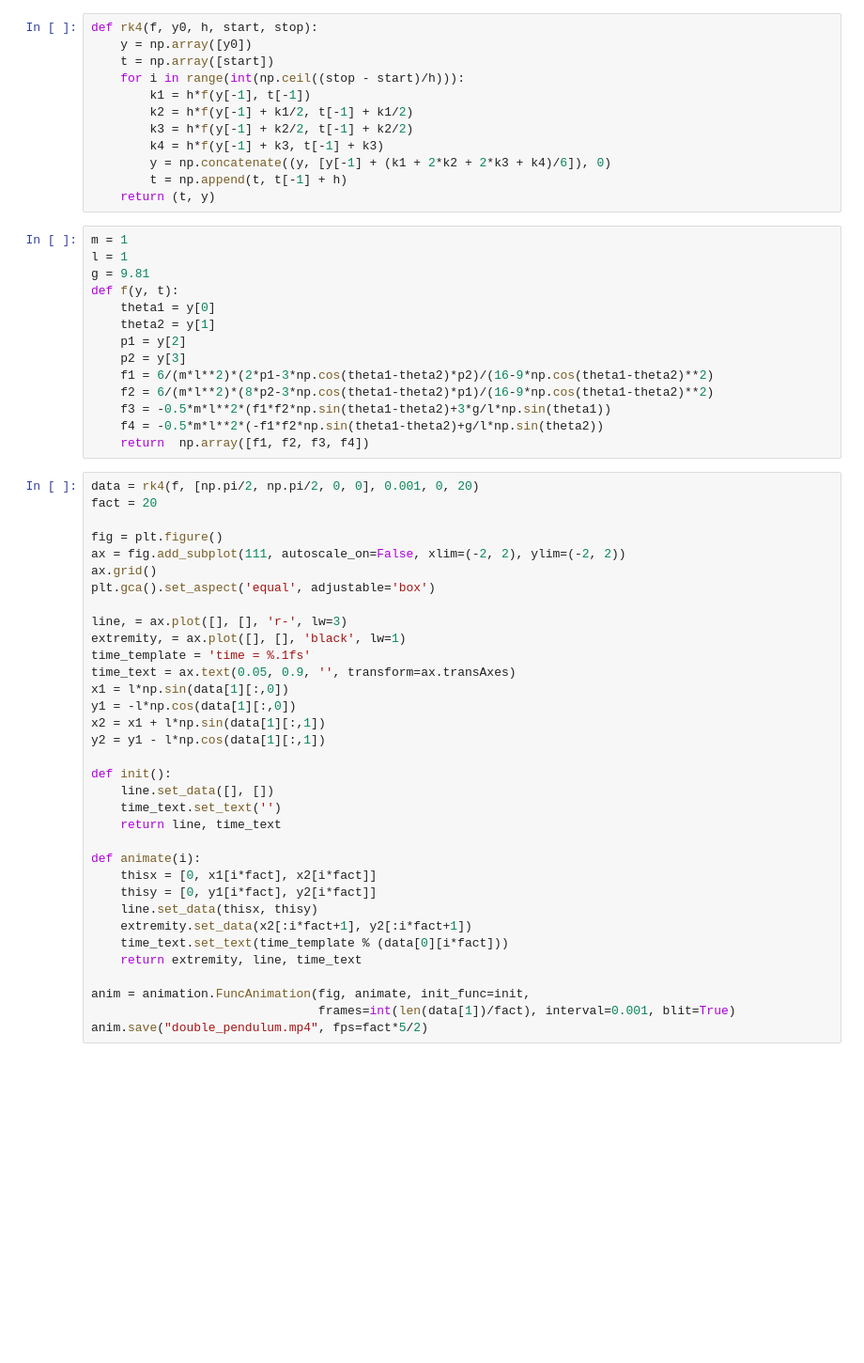
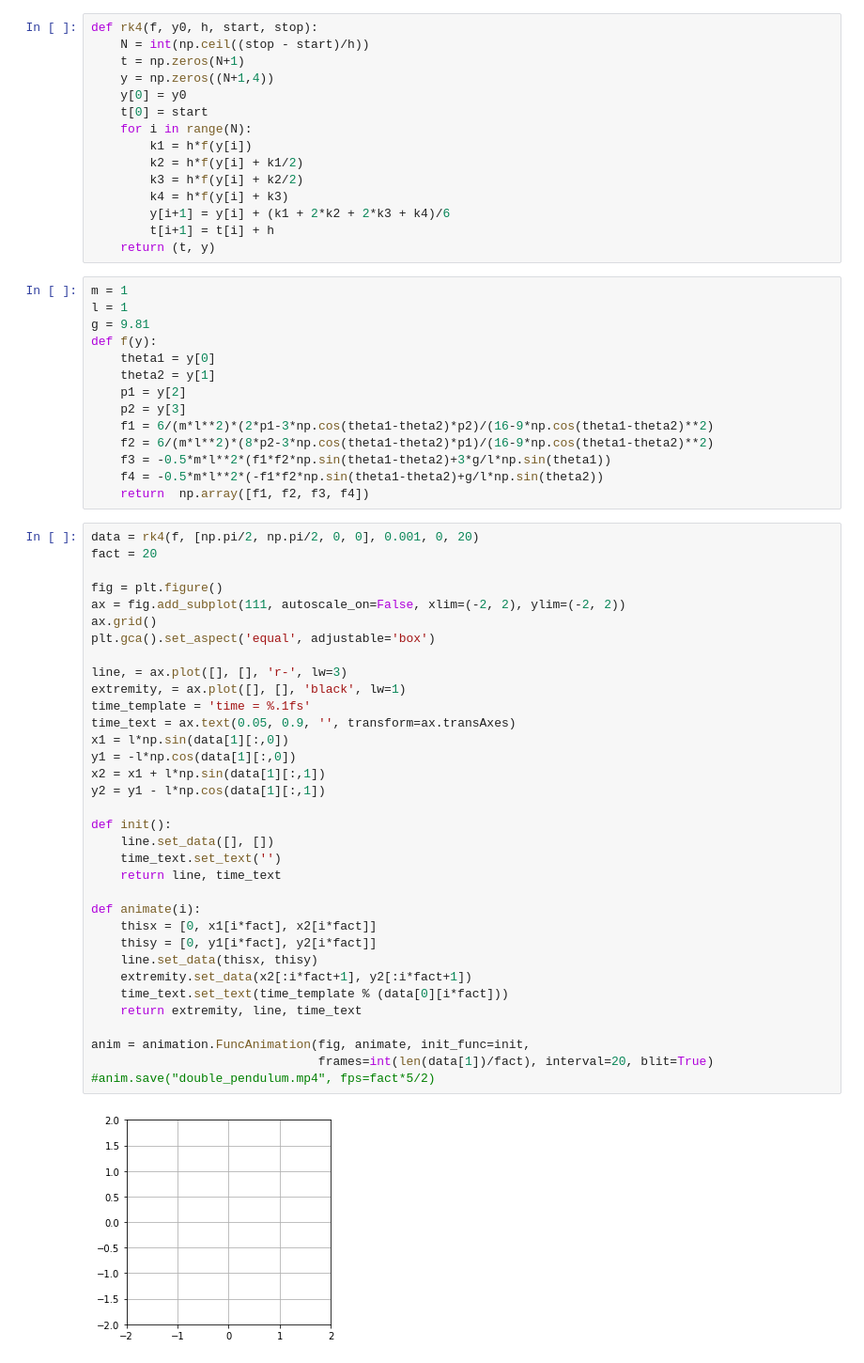
Before and after one commit to jjunne/MATHF314, a Jupyter notebook: doublePendulum.ipynb, the cells around one changed output. Shown at 94% size. Saved outputs shown, nothing was run; the diff lists cells and outputs as text; blank space fills up the shorter version.

```diff
--- a/doublePendulum.ipynb
+++ b/doublePendulum.ipynb
@@ -5,21 +6,24 @@ from matplotlib import animation
 %matplotlib inline
 # %%
 def rk4(f, y0, h, start, stop):
-    y = np.array([y0])
-    t = np.array([start])
-    for i in range(int(np.ceil((stop - start)/h))):
-        k1 = h*f(y[-1], t[-1])
-        k2 = h*f(y[-1] + k1/2, t[-1] + k1/2)
-        k3 = h*f(y[-1] + k2/2, t[-1] + k2/2)
-        k4 = h*f(y[-1] + k3, t[-1] + k3)
-        y = np.concatenate((y, [y[-1] + (k1 + 2*k2 + 2*k3 + k4)/6]), 0)
-        t = np.append(t, t[-1] + h)
+    N = int(np.ceil((stop - start)/h))
+    t = np.zeros(N+1)
+    y = np.zeros((N+1,4))
+    y[0] = y0
+    t[0] = start
+    for i in range(N):
+        k1 = h*f(y[i])
+        k2 = h*f(y[i] + k1/2)
+        k3 = h*f(y[i] + k2/2)
+        k4 = h*f(y[i] + k3)
+        y[i+1] = y[i] + (k1 + 2*k2 + 2*k3 + k4)/6
+        t[i+1] = t[i] + h
     return (t, y)
 # %%
 m = 1
 l = 1
 g = 9.81
-def f(y, t):
+def f(y):
     theta1 = y[0]
     theta2 = y[1]
     p1 = y[2]
@@ -34,32 +38,34 @@ data = rk4(f, [np.pi/2, np.pi/2, 0, 0], 0.001, 0, 20)
 fact = 20
 
 fig = plt.figure()
 ax = fig.add_subplot(111, autoscale_on=False, xlim=(-2, 2), ylim=(-2, 2))
 ax.grid()
 plt.gca().set_aspect('equal', adjustable='box')
 
 line, = ax.plot([], [], 'r-', lw=3)
 extremity, = ax.plot([], [], 'black', lw=1)
 time_template = 'time = %.1fs'
 time_text = ax.text(0.05, 0.9, '', transform=ax.transAxes)
 x1 = l*np.sin(data[1][:,0])
 y1 = -l*np.cos(data[1][:,0])
 x2 = x1 + l*np.sin(data[1][:,1])
 y2 = y1 - l*np.cos(data[1][:,1])
 
 def init():
     line.set_data([], [])
     time_text.set_text('')
     return line, time_text
 
 def animate(i):
     thisx = [0, x1[i*fact], x2[i*fact]]
     thisy = [0, y1[i*fact], y2[i*fact]]
     line.set_data(thisx, thisy)
     extremity.set_data(x2[:i*fact+1], y2[:i*fact+1])
     time_text.set_text(time_template % (data[0][i*fact]))
     return extremity, line, time_text
 
 anim = animation.FuncAnimation(fig, animate, init_func=init,
-                               frames=int(len(data[1])/fact), interval=0.001, blit=True)
-anim.save("double_pendulum.mp4", fps=fact*5/2)
+                               frames=int(len(data[1])/fact), interval=20, blit=True)
+#anim.save("double_pendulum.mp4", fps=fact*5/2)
+# %% [output]
+[figure, added]
```
Also changed, not shown: parts of 4 cells of this notebook.
